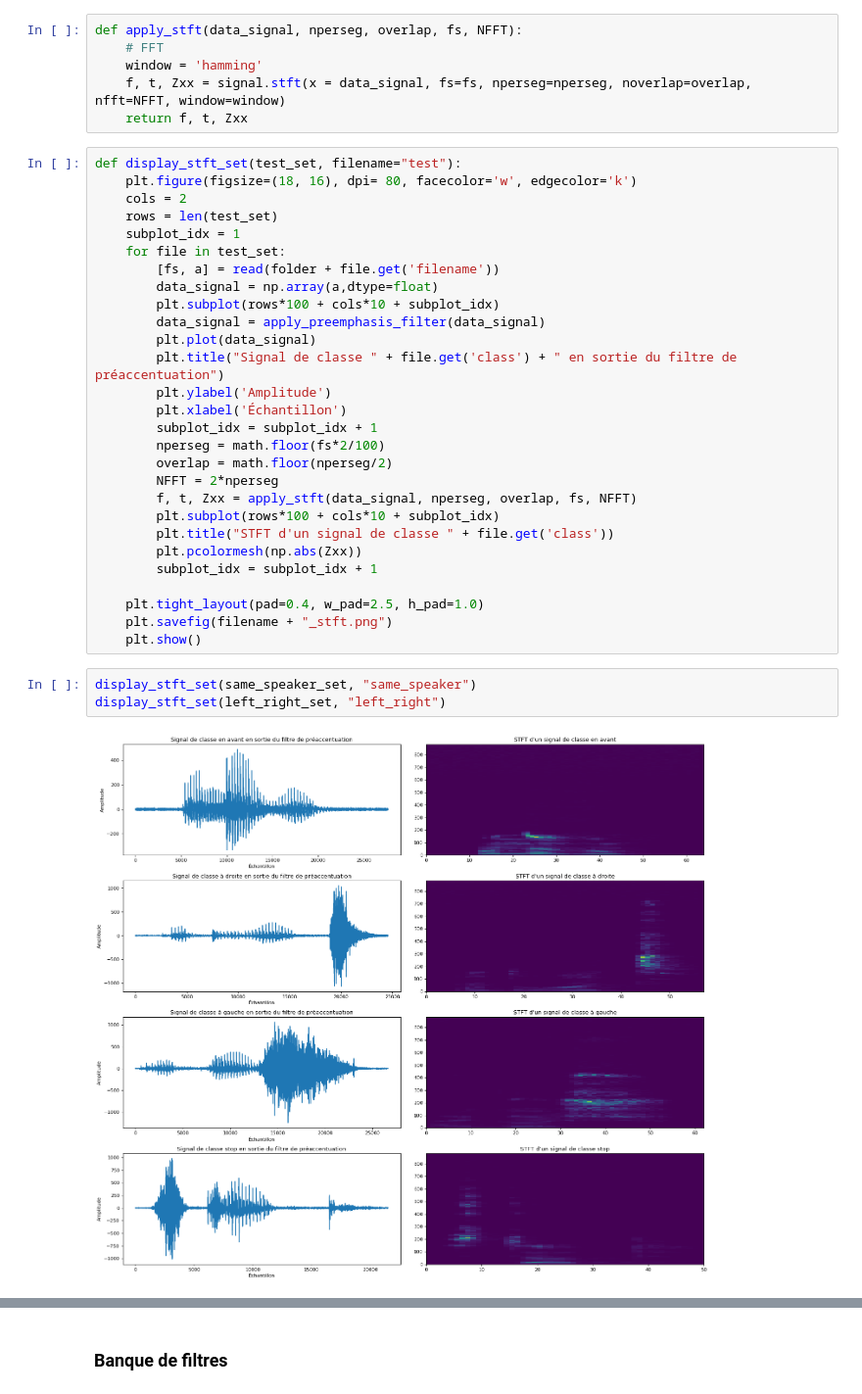
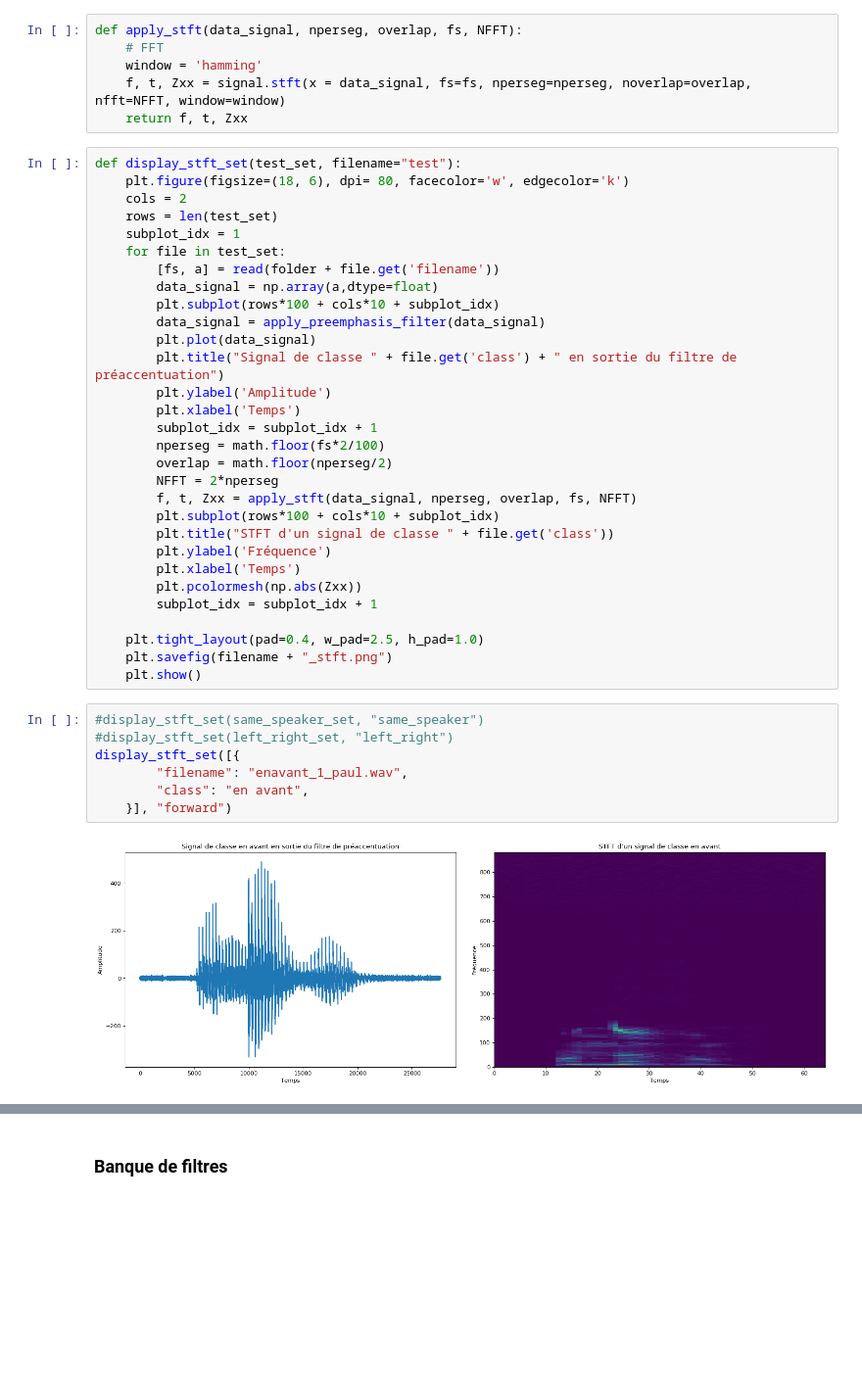
Before and after one commit to simonghrt/sir-speech-robot, a Jupyter notebook: simulation.ipynb, the cells around one changed output, grey strips where cells are left out. Shown at 98% size. Saved outputs shown, nothing was run; the diff lists cells and outputs as text; blank space fills up the shorter version.

Commit message:
Update simulation notebook and some figures

```diff
--- a/simulation.ipynb
+++ b/simulation.ipynb
@@ -116,7 +114,7 @@ def apply_stft(data_signal, nperseg, overlap, fs, NFFT):
     return f, t, Zxx
 # %%
 def display_stft_set(test_set, filename="test"):
-    plt.figure(figsize=(18, 16), dpi= 80, facecolor='w', edgecolor='k')
+    plt.figure(figsize=(18, 6), dpi= 80, facecolor='w', edgecolor='k')
     cols = 2
     rows = len(test_set)
     subplot_idx = 1
@@ -128,7 +126,7 @@ def display_stft_set(test_set, filename="test"):
         plt.plot(data_signal)
         plt.title("Signal de classe " + file.get('class') + " en sortie du filtre de préaccentuation")
         plt.ylabel('Amplitude')
-        plt.xlabel('Échantillon')
+        plt.xlabel('Temps')
         subplot_idx = subplot_idx + 1
         nperseg = math.floor(fs*2/100)
         overlap = math.floor(nperseg/2)
@@ -136,6 +134,8 @@ def display_stft_set(test_set, filename="test"):
         f, t, Zxx = apply_stft(data_signal, nperseg, overlap, fs, NFFT)
         plt.subplot(rows*100 + cols*10 + subplot_idx)
         plt.title("STFT d'un signal de classe " + file.get('class'))
+        plt.ylabel('Fréquence')
+        plt.xlabel('Temps')
         plt.pcolormesh(np.abs(Zxx))
         subplot_idx = subplot_idx + 1
 
@@ -143,7 +143,11 @@ def display_stft_set(test_set, filename="test"):
     plt.savefig(filename + "_stft.png")
     plt.show()
 # %%
-display_stft_set(same_speaker_set, "same_speaker")
-display_stft_set(left_right_set, "left_right")
+#display_stft_set(same_speaker_set, "same_speaker")
+#display_stft_set(left_right_set, "left_right")
+display_stft_set([{
+        "filename": "enavant_1_paul.wav",
+        "class": "en avant",
+    }], "forward")
 # %% [output]
-[figure, old version]
+[figure, new version]
```
Also changed, not shown: parts of 14 cells of this notebook, 18 other files.
